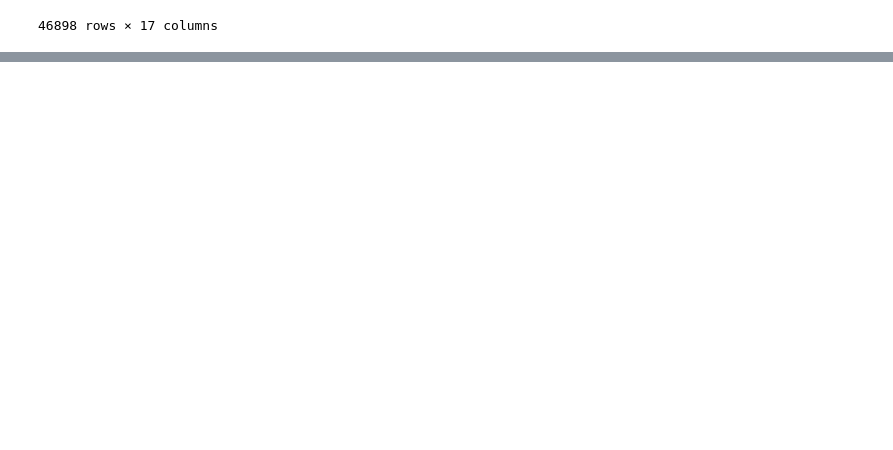
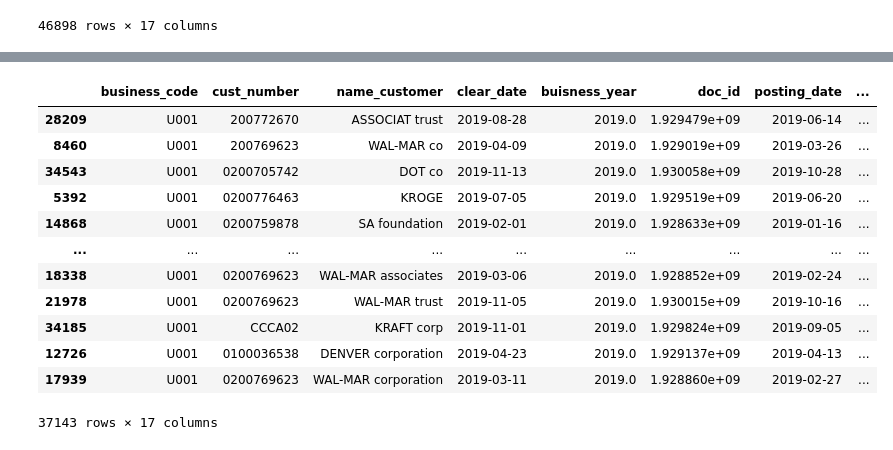
Before and after one commit to Niyati-Sinha/Machine-Learning-Predict-Customer-Delay-By-Analysing-Previous-Data-Records, a Jupyter notebook: DARTH_VANDER_1805501.ipynb, the cells around one changed output, grey strips where cells are left out. Cells and saved outputs as stored; diff of their text form; code cells hidden in the pictures; blank space fills up the shorter version.

```diff
--- a/DARTH_VANDER_1805501.ipynb
+++ b/DARTH_VANDER_1805501.ipynb
@@ -428,0 +464,19 @@ df
+# %%
+from sklearn.model_selection import train_test_split
+train, validation2 = train_test_split(train, test_size=0.10)
+# %%
+train
+# %% [output]
+|  | business_code | cust_number | name_customer | clear_date | buisness_year | doc_id | posting_date | ... |
+| 28209 | U001 | 200772670 | ASSOCIAT trust | 2019-08-28 | 2019.0 | 1.929479e+09 | 2019-06-14 | ... |
+| 8460 | U001 | 200769623 | WAL-MAR co | 2019-04-09 | 2019.0 | 1.929019e+09 | 2019-03-26 | ... |
+| 34543 | U001 | 0200705742 | DOT co | 2019-11-13 | 2019.0 | 1.930058e+09 | 2019-10-28 | ... |
+| 5392 | U001 | 0200776463 | KROGE | 2019-07-05 | 2019.0 | 1.929519e+09 | 2019-06-20 | ... |
+| 14868 | U001 | 0200759878 | SA foundation | 2019-02-01 | 2019.0 | 1.928633e+09 | 2019-01-16 | ... |
+| ... | ... | ... | ... | ... | ... | ... | ... | ... |
+| 18338 | U001 | 0200769623 | WAL-MAR associates | 2019-03-06 | 2019.0 | 1.928852e+09 | 2019-02-24 | ... |
+| 21978 | U001 | 0200769623 | WAL-MAR trust | 2019-11-05 | 2019.0 | 1.930015e+09 | 2019-10-16 | ... |
+| 34185 | U001 | CCCA02 | KRAFT corp | 2019-11-01 | 2019.0 | 1.929824e+09 | 2019-09-05 | ... |
+| 12726 | U001 | 0100036538 | DENVER corporation | 2019-04-23 | 2019.0 | 1.929137e+09 | 2019-04-13 | ... |
+| 17939 | U001 | 0200769623 | WAL-MAR corporation | 2019-03-11 | 2019.0 | 1.928860e+09 | 2019-02-27 | ... |
+37143 rows × 17 columns
```
Also changed, not shown: parts of 7 cells of this notebook.
